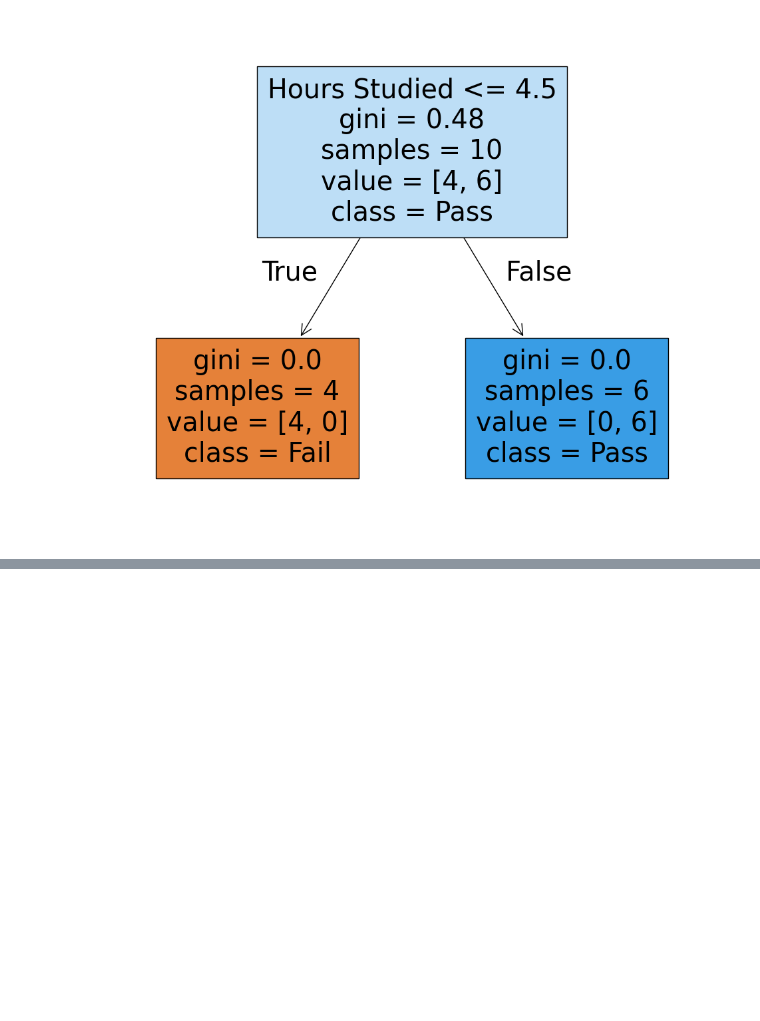
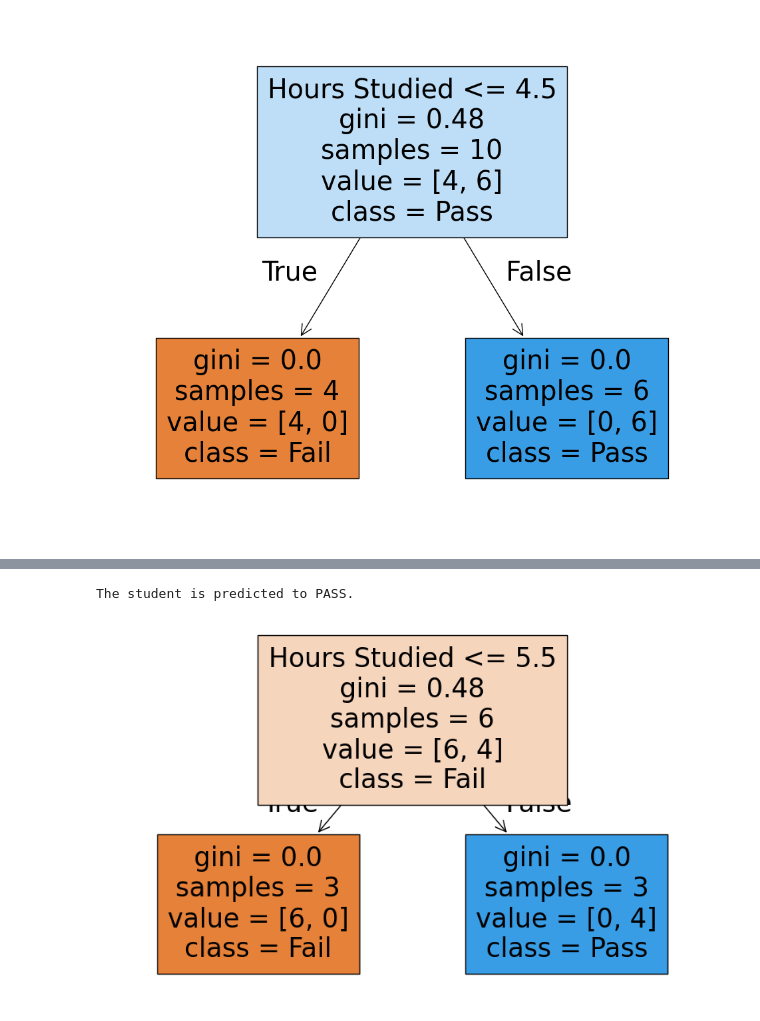
Before and after one commit to Django-Devloper/ML-algorithms, a Jupyter notebook: ML_Algorithms.ipynb, the cells around one changed output, grey strips where cells are left out. Saved outputs shown, nothing was run; the diff lists cells and outputs as text; code cells hidden in the pictures; blank space fills up the shorter version.

Commit message:
Random Forest

```diff
--- a/ML_Algorithms.ipynb
+++ b/ML_Algorithms.ipynb
@@ -399,0 +443,43 @@ The student is predicted to PASS.
+# %%
+import numpy as np
+import matplotlib.pyplot as plt
+from sklearn.ensemble import RandomForestClassifier
+from sklearn import tree
+
+# 1️⃣ Data (Hours Studied, Sleep Hours vs Pass/Fail)
+X = np.array([
+    [1, 6],
+    [2, 6],
+    [3, 6],
+    [4, 7],
+    [5, 7],
+    [6, 8],
+    [7, 8],
+    [8, 9],
+    [9, 9],
+    [10, 10]
+])  # Features: Hours Studied, Sleep Hours
+
+y = np.array([0, 0, 0, 0, 1, 1, 1, 1, 1, 1])  # 0 = Fail, 1 = Pass
+
+# 2️⃣ Train Random Forest Classifier
+model = RandomForestClassifier(n_estimators=10, random_state=0)  # 10 trees in the forest
+model.fit(X, y)
+
+# 3️⃣ Predict for New Data
+new_data = np.array([[7, 8]])  # Example: Student studied for 7 hours, slept for 8 hours
+prediction = model.predict(new_data)
+
+# 4️⃣ Output Prediction
+if prediction == 1:
+    print("The student is predicted to PASS.")
+else:
+    print("The student is predicted to FAIL.")
+
+# 5️⃣ Visualizing One of the Trees in the Random Forest
+plt.figure(figsize=(10, 6))
+tree.plot_tree(model.estimators_[0], feature_names=["Hours Studied", "Sleep Hours"], class_names=["Fail", "Pass"], filled=True)
+plt.show()
+# %% [output]
+The student is predicted to PASS.
+[figure, added]
```
Also changed, not shown: parts of 5 cells of this notebook.
